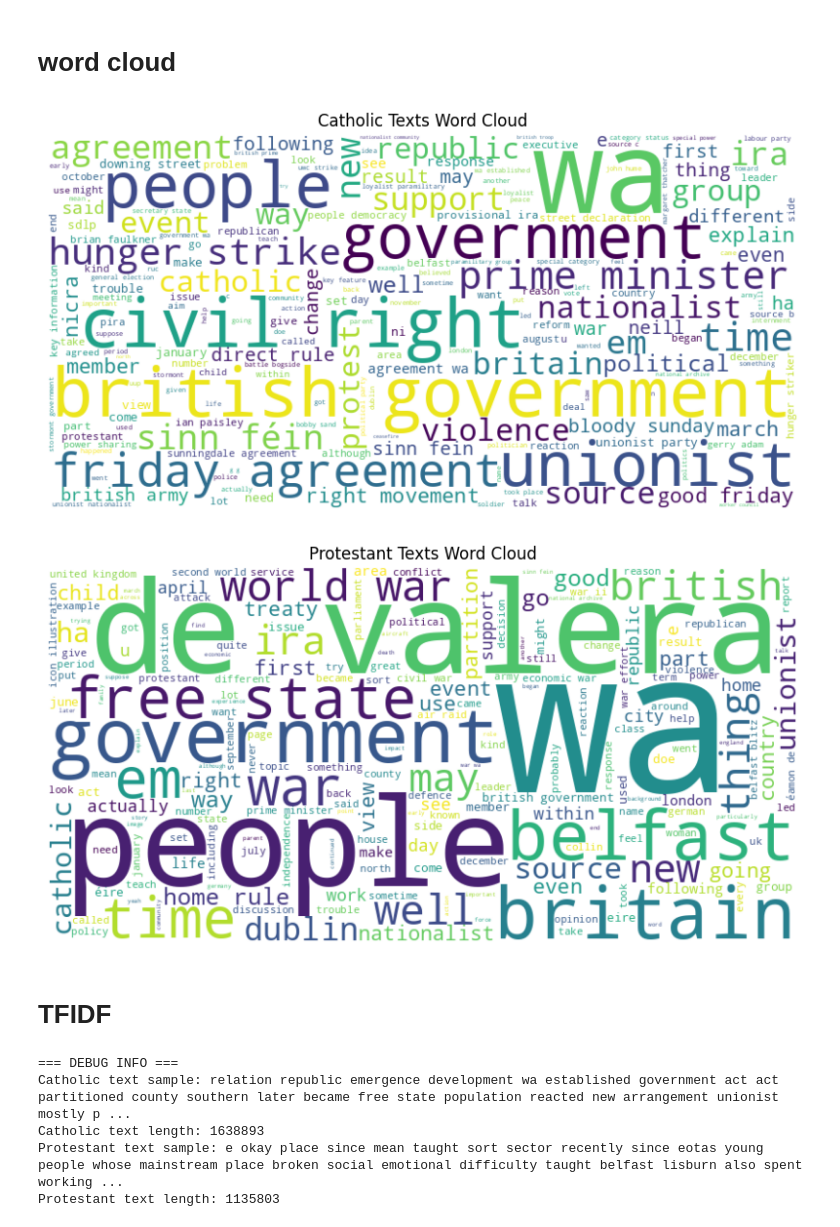
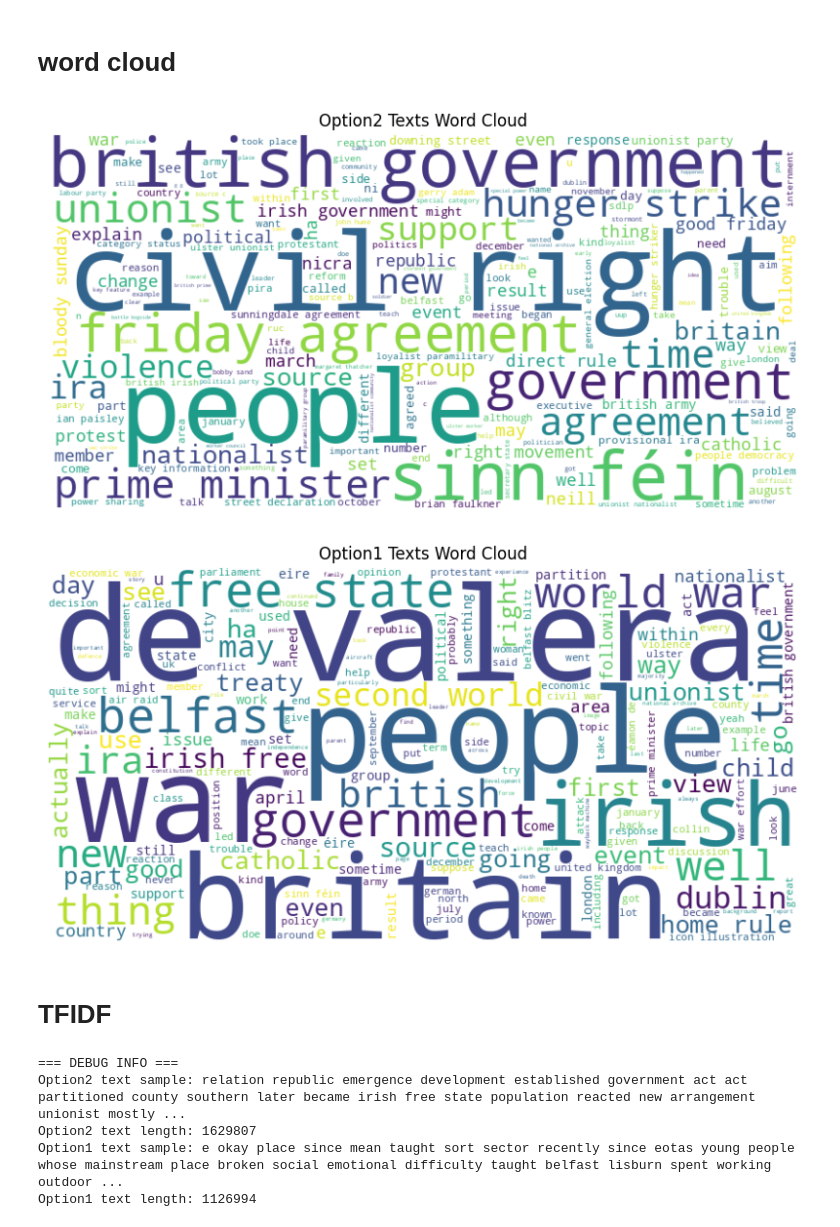
Before and after one commit to jyang32/Northern_Ireland_Education_Text, a Jupyter notebook: analysis/descriptives.ipynb, the cells around one changed output. Cells and saved outputs as stored; diff of their text form; code cells hidden in the pictures.

```diff
--- a/analysis/descriptives.ipynb
+++ b/analysis/descriptives.ipynb
@@ -12,50 +15,50 @@ df = pd.read_csv('../outputs/cleaned_text_data.csv')
 # %% [markdown]
 # word cloud
 # %%
-catholic_text = ' '.join(df[df['religious_group'] == 'catholic']['cleaned_content'].dropna())
-protestant_text = ' '.join(df[df['religious_group'] == 'protestant']['cleaned_content'].dropna())
+option2_text = ' '.join(df[df['religious_group'] == 'option2']['cleaned_content'].dropna())
+option1_text = ' '.join(df[df['religious_group'] == 'option1']['cleaned_content'].dropna())
 # %%
-# Catholic word cloud
-wc_catholic = WordCloud(width=800, height=400, background_color='white').generate(catholic_text)
+# Option2 word cloud
+wc_option2 = WordCloud(width=800, height=400, background_color='white').generate(option2_text)
 plt.figure(figsize=(10, 5))
-plt.imshow(wc_catholic, interpolation='bilinear')
+plt.imshow(wc_option2, interpolation='bilinear')
 plt.axis('off')
-plt.title('Catholic Texts Word Cloud')
+plt.title('Option2 Texts Word Cloud')
 plt.show()
 # %% [output]
-[figure, old version]
+[figure, new version]
 # %%
-# Protestant word cloud
-wc_protestant = WordCloud(width=800, height=400, background_color='white').generate(protestant_text)
+# Option1 word cloud
+wc_option1 = WordCloud(width=800, height=400, background_color='white').generate(option1_text)
 plt.figure(figsize=(10, 5))
-plt.imshow(wc_protestant, interpolation='bilinear')
+plt.imshow(wc_option1, interpolation='bilinear')
 plt.axis('off')
-plt.title('Protestant Texts Word Cloud')
+plt.title('Option1 Texts Word Cloud')
 plt.show()
 # %% [output]
-[figure, old version]
+[figure, new version]
 # %% [markdown]
 # TFIDF
 # %%
 # Debug: Check what's in the texts
 print("\n=== DEBUG INFO ===")
-if len(catholic_text) > 0:
-    print(f"Catholic text sample: {catholic_text[:200]}")
-    print(f"Catholic text length: {len(catholic_text)}")
+if len(option2_text) > 0:
+    print(f"Option2 text sample: {option2_text[:200]}")
+    print(f"Option2 text length: {len(option2_text)}")
 else:
-    print("No Catholic text found!")
+    print("No Option2 text found!")
 
-if len(protestant_text) > 0:
-    print(f"Protestant text sample: {protestant_text[:200]}")
-    print(f"Protestant text length: {len(protestant_text)}")
+if len(option1_text) > 0:
+    print(f"Option1 text sample: {option1_text[:200]}")
+    print(f"Option1 text length: {len(option1_text)}")
 else:
-    print("No Protestant text found!")
+    print("No Option1 text found!")
 # %% [output]
 === DEBUG INFO ===
-Catholic text sample: relation republic emergence development wa established government act act partitioned county southern later became free state population reacted new arrangement unionist mostly p ...
-Catholic text length: 1638893
-Protestant text sample: e okay place since mean taught sort sector recently since eotas young people whose mainstream place broken social emotional difficulty taught belfast lisburn also spent working ...
-Protestant text length: 1135803
+Option2 text sample: relation republic emergence development established government act act partitioned county southern later became irish free state population reacted new arrangement unionist mostly ...
+Option2 text length: 1629807
+Option1 text sample: e okay place since mean taught sort sector recently since eotas young people whose mainstream place broken social emotional difficulty taught belfast lisburn spent working outdoor ...
+Option1 text length: 1126994
 # %%
 # Function to get top TF-IDF weighted n-grams
 def get_top_tfidf_ngrams(text, ngram_range=(1, 1), top_n=20):
```
Also changed, not shown: parts of 3 cells of this notebook, 11 other files.
